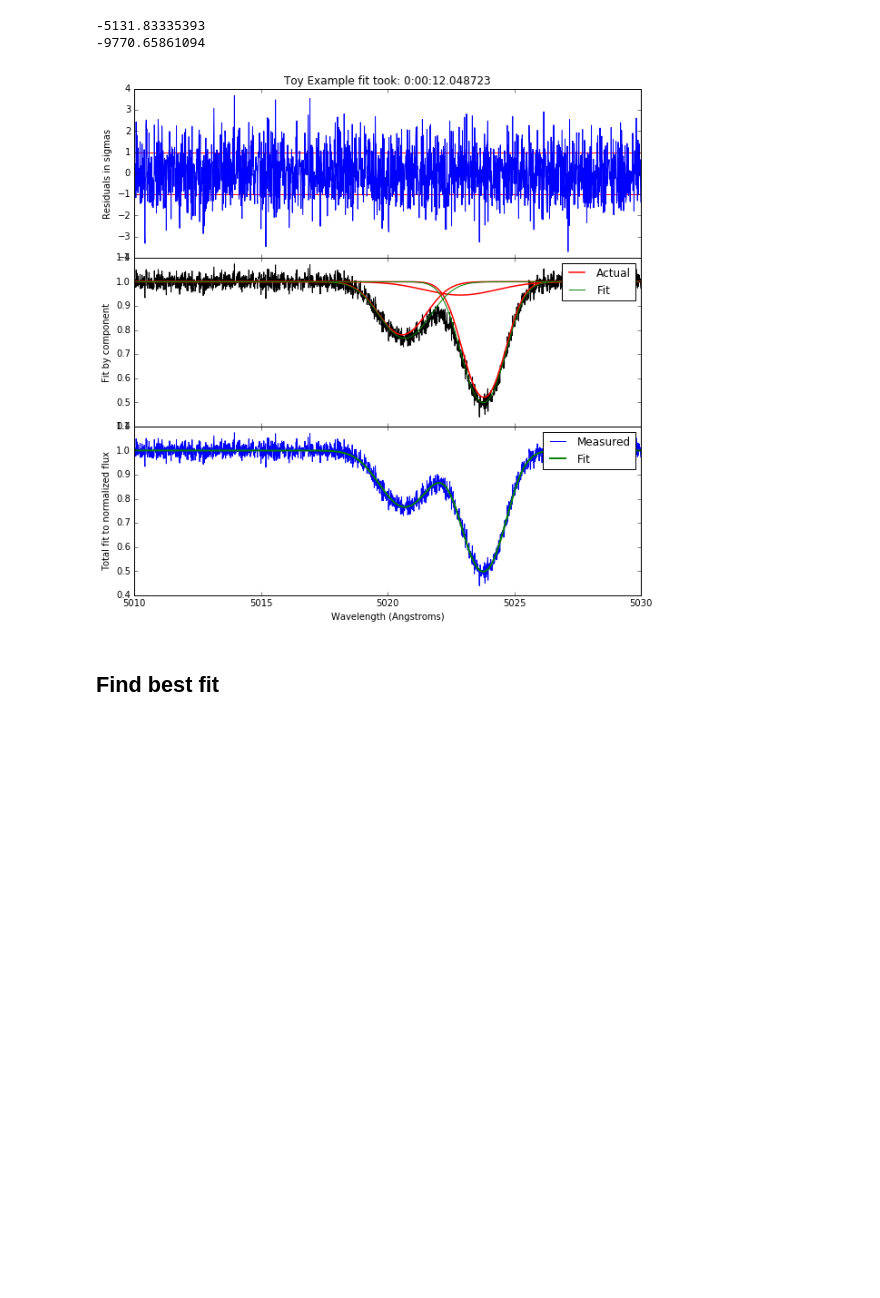
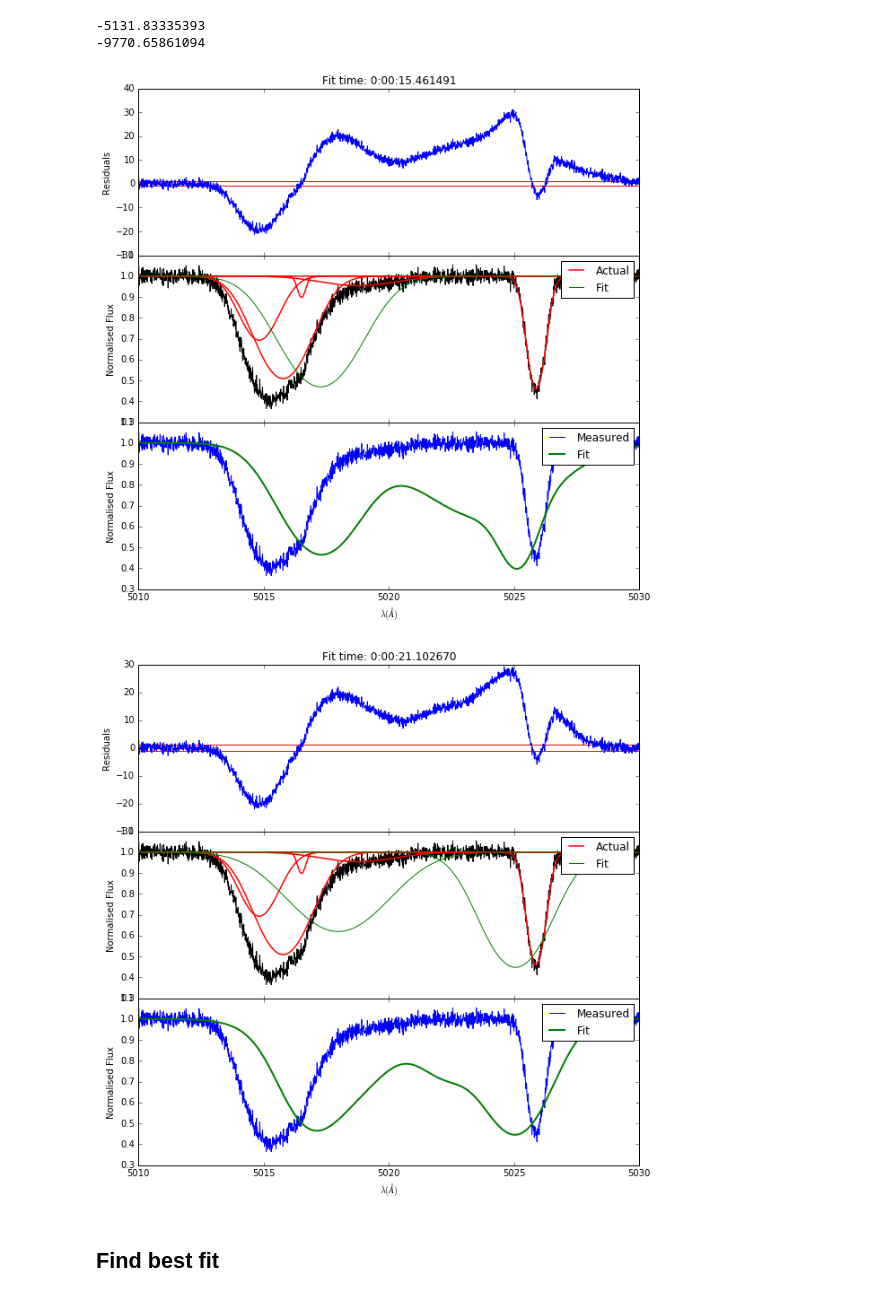
Before and after one commit to sarahappleby/VAMP, a Jupyter notebook: VPfits.ipynb, the cells around one changed output. Drawn from its saved outputs; the diff is of its cells as text; code cells hidden in the pictures; blank space fills up the shorter version.

```diff
--- a/VPfits.ipynb
+++ b/VPfits.ipynb
@@ -11,0 +20,4 @@ import vpfits
+# %%
+n = 5
+
+clouds, wavelength_array = vpfits.mock_absorption(n=n, plot=True)
@@ -12,10 +28,4 @@ import vpfits
 # %%
-vpfit = vpfits.VPfit()
-
-clouds, wavelength_array = vpfits.mock_absorption(n=3, plot=False)
-
 onesigmaerror = 0.02
 noise = np.random.normal(0.0, onesigmaerror, len(wavelength_array))
 flux_array = vpfit.Absorption(sum(clouds['tau'])) + noise
-
-vpfit.fit(wavelength_array, flux_array, 3)
@@ -24,0 +34,2 @@ Took: 0:00:17.868051  to finish.
+# %%
+vpfit.fit(wavelength_array, flux_array, n)
@@ -59,9 +81,12 @@ print vpfit_2.mcmc.BPIC
 -5131.83335393
 -9770.65861094
 # %%
+vpfit_1.plot(wavelength_array, flux_array, clouds, n=1)
+
 vpfit_2.plot(wavelength_array, flux_array, clouds, n=2)
 # %% [output]
-[figure, old version]
+[figure, new version]
+[figure, added]
 # %% [markdown]
 ## Find best fit
 # %%
```
Also changed, not shown: parts of 17 cells of this notebook.
